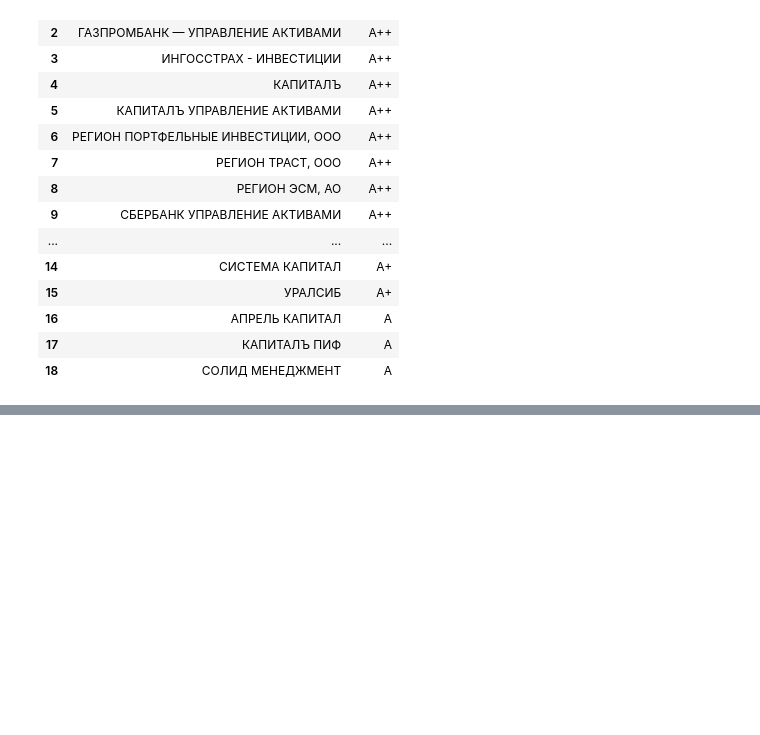
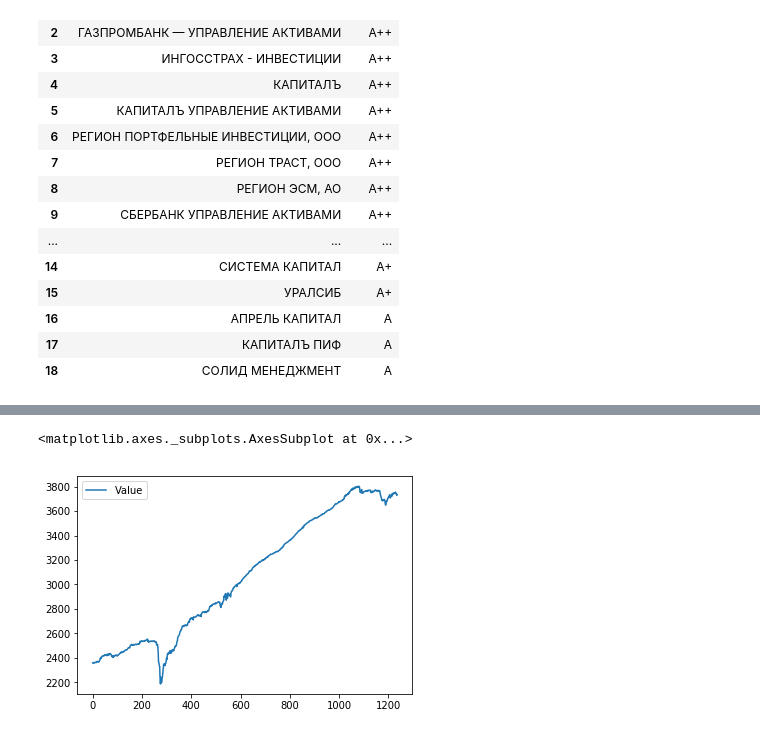
Before and after one commit to gaarutyunov/Mutual_Funds, a Jupyter notebook: web_scrapping.ipynb, the cells around one changed output, grey strips where cells are left out. Drawn from its saved outputs; the diff is of its cells as text; code cells hidden in the pictures; blank space fills up the shorter version.

Commit message:
added funds examples and coefs

```diff
--- a/web_scrapping.ipynb
+++ b/web_scrapping.ipynb
@@ -147,9 +147,10 @@ test_url = fund_df['Fund_Url'][0]
 chart = 'chartData'
 data_key = ['sca', 'pay']
 date_from = '16.11.2013'
-url_1 = test_url + '?action=chartData&data_key' + data_key[0] + '&date_from=' + date_from
+url_1 = test_url + '?action=chartData&data_key=' + data_key[1] + '&date_from=' + date_from
 req = urllib2.Request(url_1, None, {'Content-Type': 'application/json'})
 response = urllib2.urlopen(req)
 data = response.read()
+
 if data:
-    print json.loads(data)['data']
+    json_data = json.loads(data)
@@ -157,0 +157,12 @@ if data:
+# %%
+fund_pay = json_data['data']
+fund_name = json_data['name']
+date_format = json_data['tooltip']['xDateFormat']
+fund_pays = pd.DataFrame(columns=['Date', 'Value'])
+
+for i in range(0, len(fund_pay)):
+    date = fund_pay[i][0]
+    date = dt.datetime.utcfromtimestamp(date / 1e3)
+    date_formatted = date.strftime(date_format)
+    value = fund_pay[i][1]
+    fund_pays.loc[i] = [date_formatted, value]
@@ -157,0 +182,5 @@ if data:
+# %%
+fund_pays.plot.line()
+# %% [output]
+<matplotlib.axes._subplots.AxesSubplot at 0x...>
+[figure, added]
```
Also changed, not shown: parts of 11 cells of this notebook, 3 other files.
